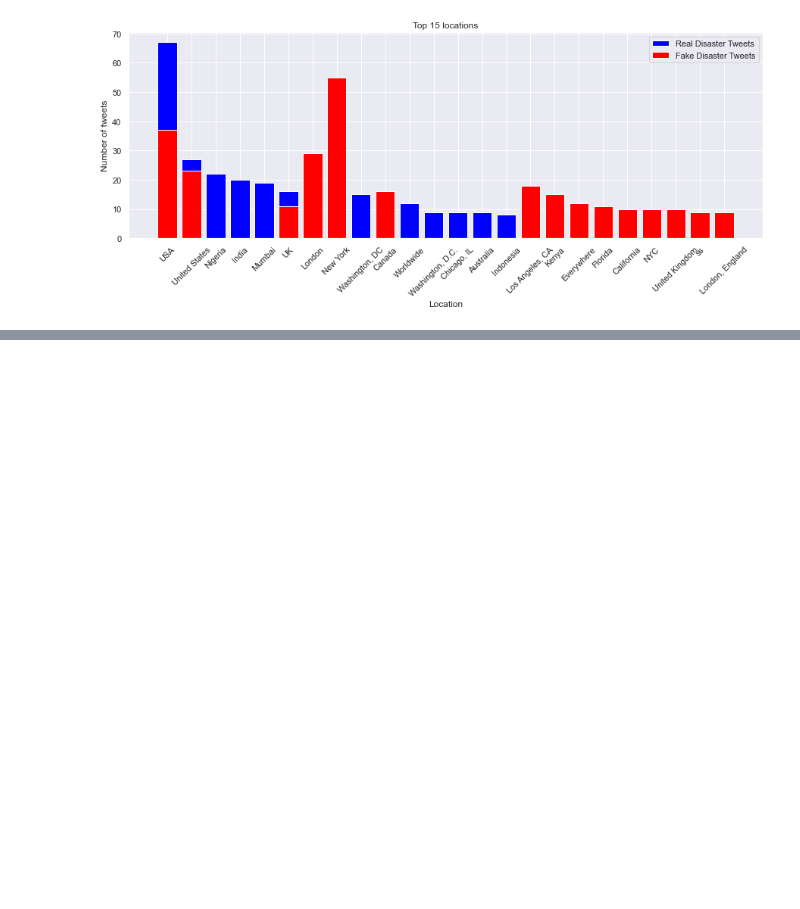
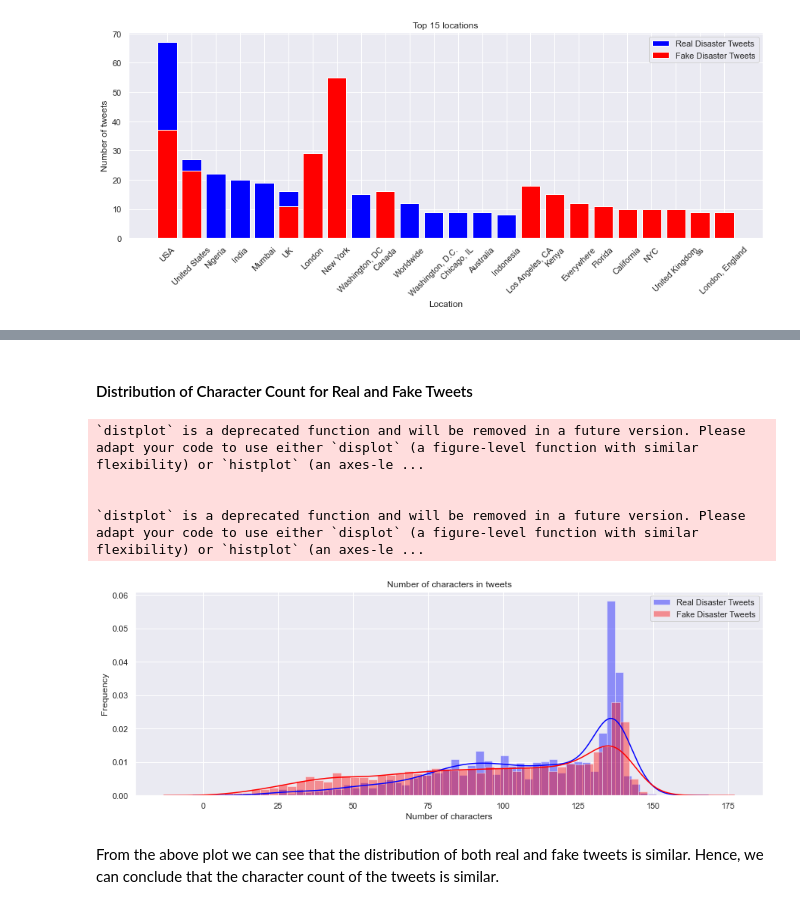
Before and after one commit to TheShiningVampire/Fake_News_Detection, a Jupyter notebook: Fake_News_Prediction.ipynb, the cells around one changed output, grey strips where cells are left out. Drawn from its saved outputs; the diff is of its cells as text; code cells hidden in the pictures; blank space fills up the shorter version.

```diff
--- a/Fake_News_Prediction.ipynb
+++ b/Fake_News_Prediction.ipynb
@@ -180,0 +221,3 @@ plt.show()
+# %%
+# Create a column for the number of characters in each tweet
+train_data['num_chars'] = train_data['text'].apply(lambda x: len(x))
@@ -180,0 +233,22 @@ plt.show()
+# %% [markdown]
+#### Distribution of Character Count for Real and Fake Tweets
+# %%
+#### Distribution of Character Count for Real and Fake Tweets
+sns.set(style="darkgrid")
+plt.figure(figsize=(15,5))
+sns.distplot(train_data[train_data.target == 1]['num_chars'], bins=50, color='blue', label='Real Disaster Tweets')
+sns.distplot(train_data[train_data.target == 0]['num_chars'], bins=50, color='red', label='Fake Disaster Tweets')
+plt.title('Number of characters in tweets')
+plt.xlabel('Number of characters')
+plt.ylabel('Frequency')
+plt.legend()
+plt.savefig('Results/Number_of_characters_in_Tweets_Distribution_Bar_Plot.png', facecolor='w', edgecolor='w')
+plt.show()
+# %% [output]
+`distplot` is a deprecated function and will be removed in a future version. Please adapt your code to use either `displot` (a figure-level function with similar flexibility) or `histplot` (an axes-le ...
+
+
+`distplot` is a deprecated function and will be removed in a future version. Please adapt your code to use either `displot` (a figure-level function with similar flexibility) or `histplot` (an axes-le ...
+[figure, added]
+# %% [markdown]
+From the above plot we can see that the distribution of both real and fake tweets is similar. Hence, we can conclude that the character count of the tweets is similar.
```
Also changed, not shown: parts of 15 cells of this notebook.
